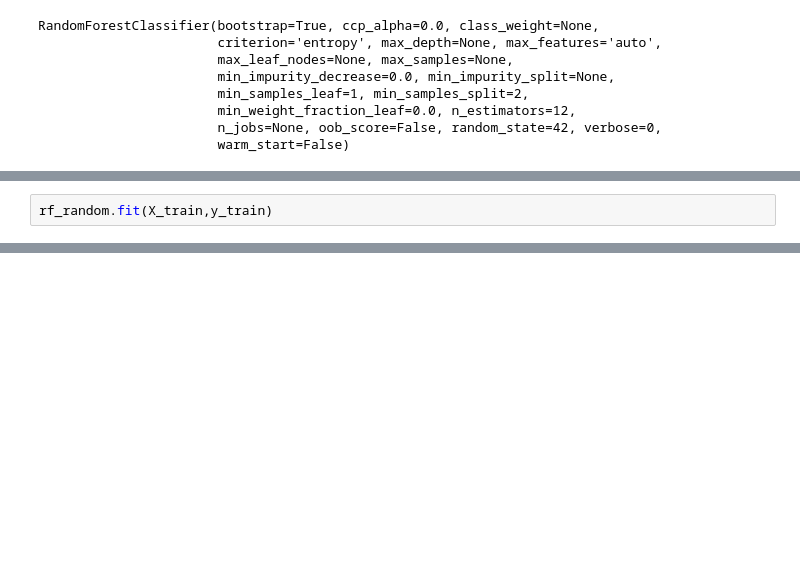
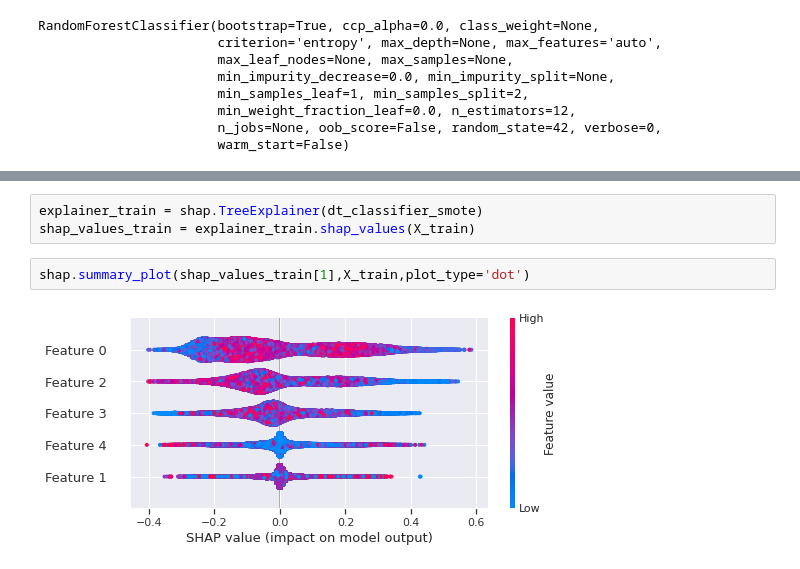
Before and after one commit to ShubhamDeshmukh27/Email-Campaign-Effectiveness-Prediction-, a Jupyter notebook: Email_Campaign_Effectiveness_Prediction.ipynb, the cells around one changed output, grey strips where cells are left out. Cells and saved outputs as stored; diff of their text form; blank space fills up the shorter version.

```diff
--- a/Email_Campaign_Effectiveness_Prediction.ipynb
+++ b/Email_Campaign_Effectiveness_Prediction.ipynb
@@ -875,2 +908,0 @@ rf_random_rs = RandomizedSearchCV(rf_model,param_dict,verbose=2,cv=5)
-# %%
-rf_random.fit(X_train,y_train)
@@ -951,0 +972,7 @@ Comparing_all_models.plot.bar(x="Model_Name", y=['Train_F1score','Test_F1score']
+# %%
+explainer_train = shap.TreeExplainer(dt_classifier_smote)
+shap_values_train = explainer_train.shap_values(X_train)
+# %%
+shap.summary_plot(shap_values_train[1],X_train,plot_type='dot')
+# %% [output]
+[figure, added]
```
Also changed, not shown: parts of 57 cells of this notebook.
